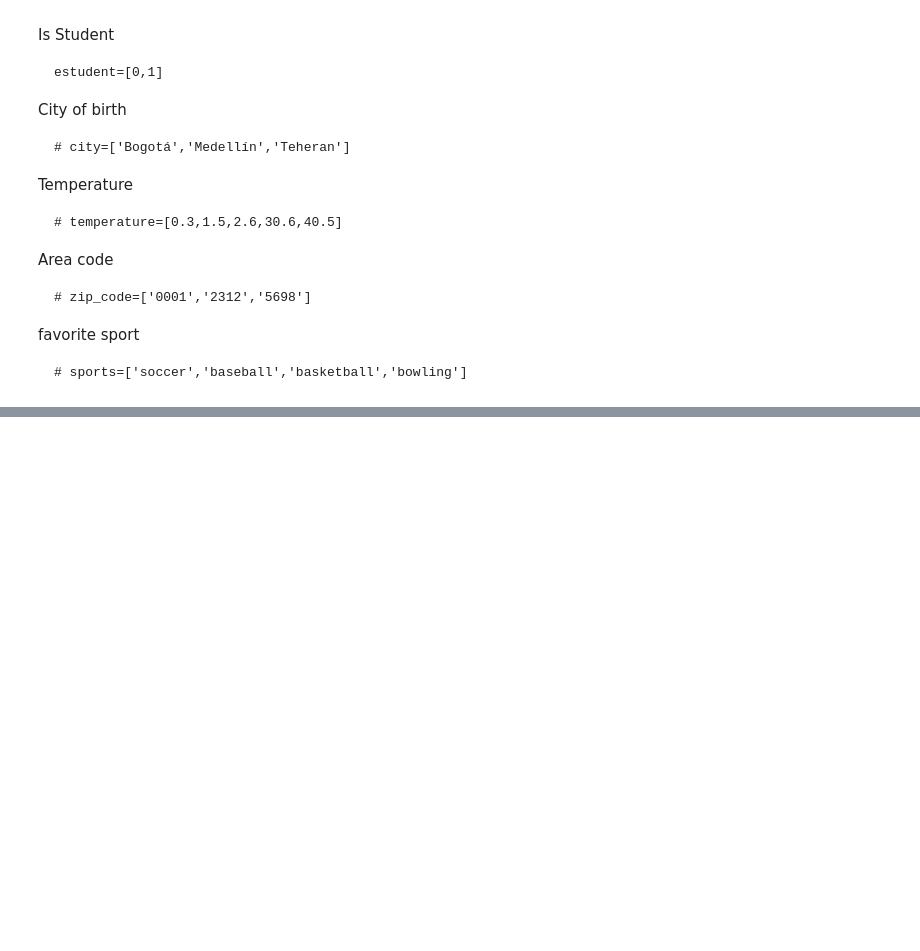
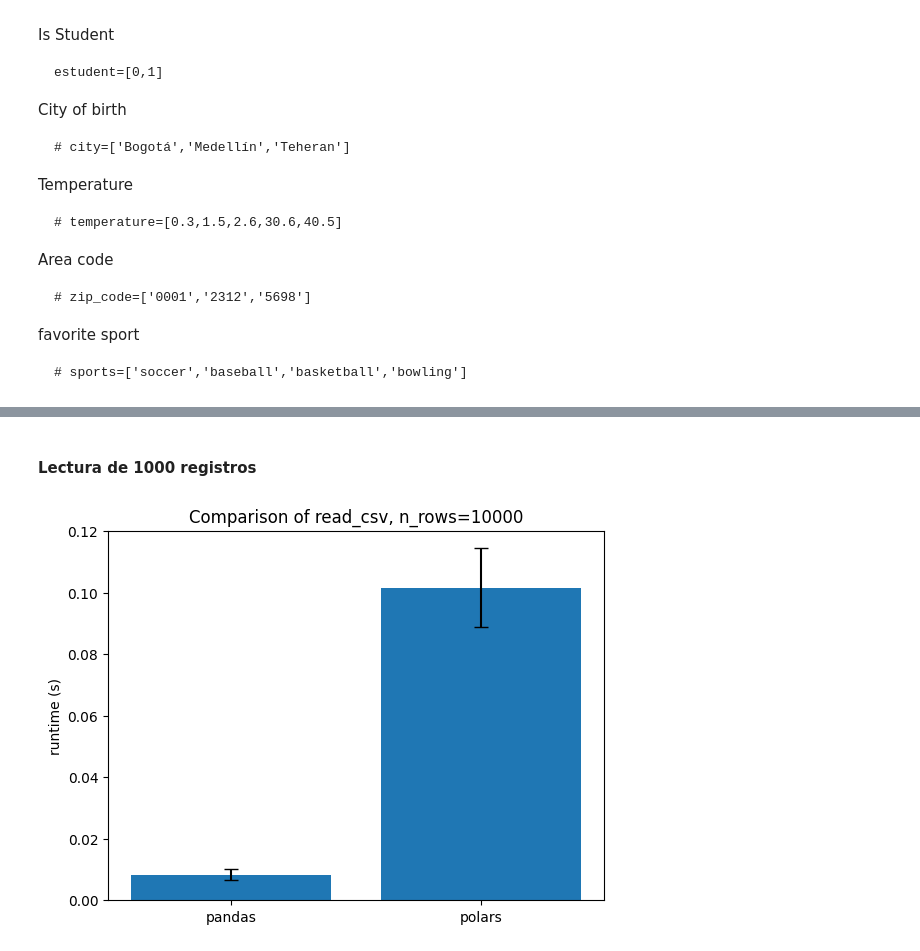
Before and after one commit to ivankarrillin/ML_Doc, a Jupyter notebook: 4_pandas/Tutorial Pandas.ipynb, the cells around one changed output, grey strips where cells are left out. Cells and saved outputs as stored; diff of their text form; code cells hidden in the pictures; blank space fills up the shorter version.

Commit message:
pandas vs polars update

```diff
--- a/4_pandas/Tutorial Pandas.ipynb
+++ b/4_pandas/Tutorial Pandas.ipynb
@@ -291,0 +638,46 @@ favorite sport
+# %% [markdown]
+#### Lectura de 1000 registros
+# %%
+import pandas as pd
+import polars as pl
+import matplotlib.pyplot as plt
+import timeit
+import numpy as np
+
+# Archivo a leer
+csv_file = "US_Accidents_March23.csv"
+
+# Número de repeticiones para tomar promedio
+repeats = 5
+
+# Tiempo de carga con pandas
+pandas_times = timeit.repeat(
+    stmt='pd.read_csv(csv_file, nrows=1000)',
+    setup='import pandas as pd; csv_file="US_Accidents_March23.csv"',
+    repeat=repeats,
+    number=1
+)
+
+# Tiempo de carga con polars
+polars_times = timeit.repeat(
+    stmt='pl.read_csv(csv_file, n_rows=1000)',
+    setup='import polars as pl; csv_file="US_Accidents_March23.csv"',
+    repeat=repeats,
+    number=1
+)
+
+# Calcular promedio y desviación estándar
+means = [np.mean(pandas_times), np.mean(polars_times)]
+stds = [np.std(pandas_times), np.std(polars_times)]
+
+# Gráfico
+labels = ['pandas', 'polars']
+x = np.arange(len(labels))
+
+plt.bar(x, means, yerr=stds, capsize=5)
+plt.xticks(x, labels)
+plt.ylabel("runtime (s)")
+plt.title("Comparison of read_csv, n_rows=10000")
+plt.show()
+# %% [output]
+[figure, added]
```
Also changed, not shown: parts of 44 cells of this notebook, 3 other files.
